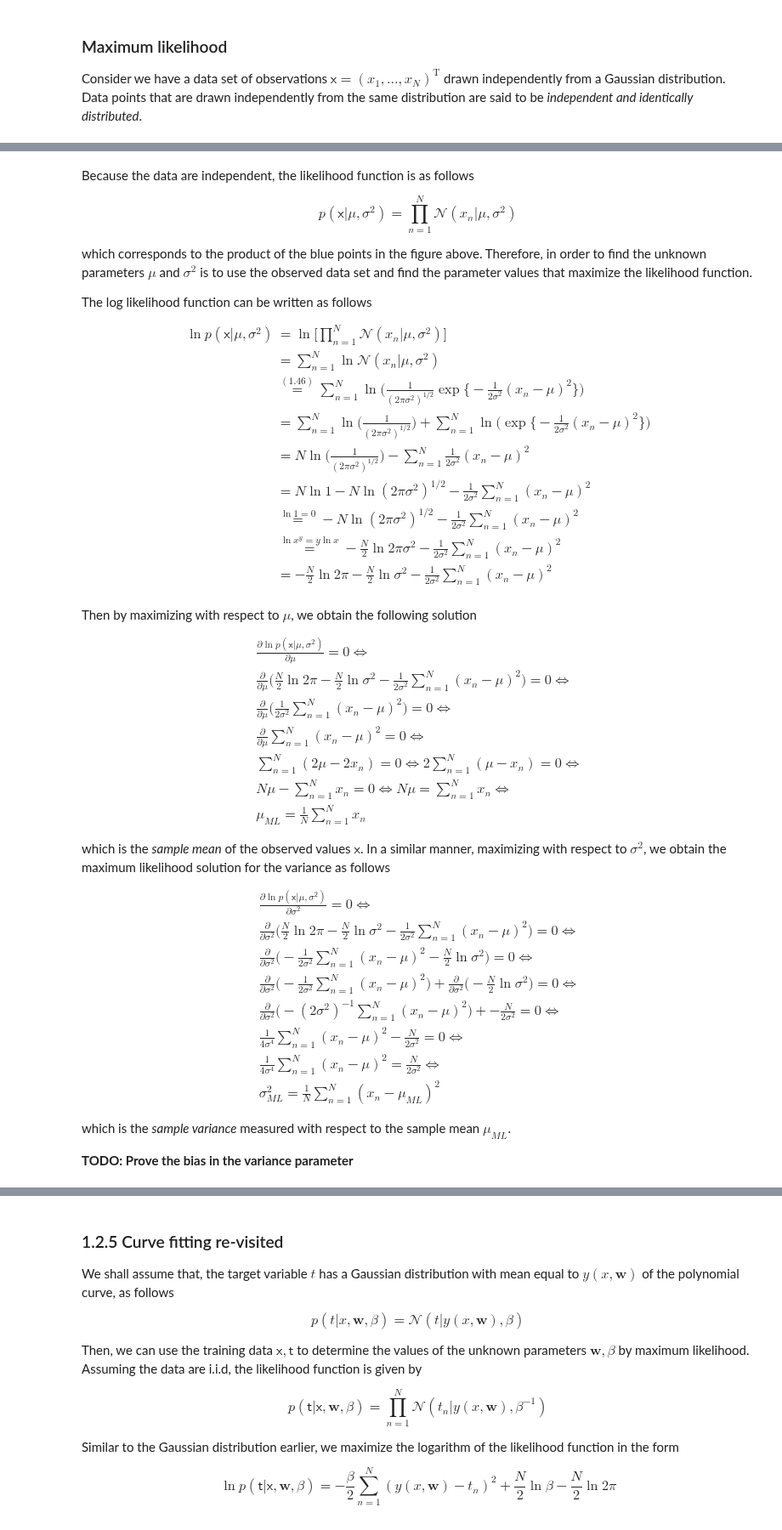
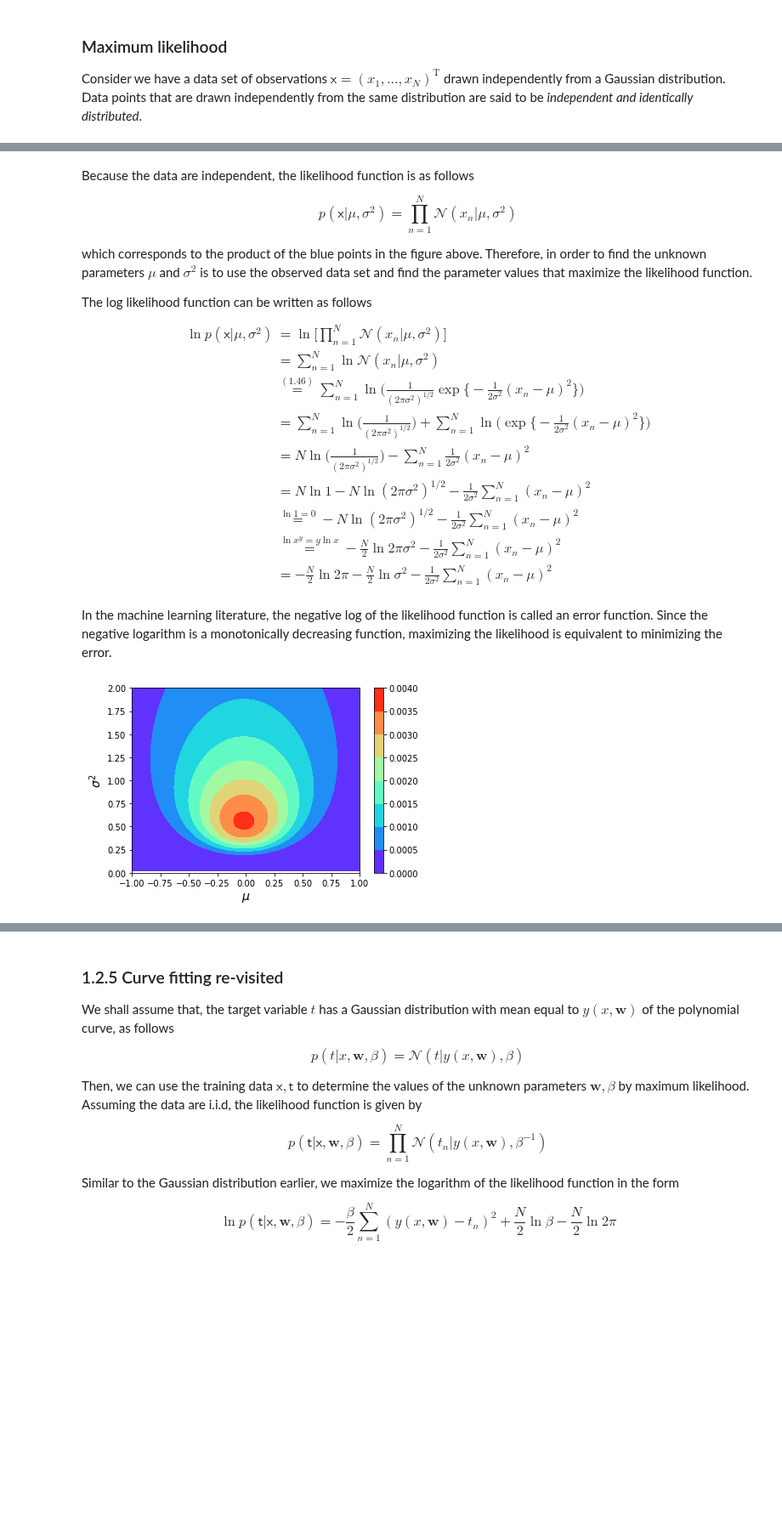
Before and after one commit to vagmcs/PRML, a Jupyter notebook: notebooks/ch1_introduction.ipynb, the cells around one changed output, grey strips where cells are left out. Shown at 85% size. Saved outputs shown, nothing was run; the diff lists cells and outputs as text; code cells hidden in the pictures; blank space fills up the shorter version.

Commit message:
feat(chapter1): Likelihood plots and proofs for unbiased variance

```diff
--- a/notebooks/ch1_introduction.ipynb
+++ b/notebooks/ch1_introduction.ipynb
@@ -664,47 +667,21 @@ $$
 \end{align*}
 $$
 
-Then by maximizing with respect to $\mu$, we obtain the following solution
-
-$$
-\begin{align*}
-& \frac{\partial \ln p(\mathsf{x}|\mu,\sigma^2)}{\partial \mu} = 0 \Leftrightarrow \\
-& \frac{\partial}{\partial \mu}
-\bigg( \frac{N}{2}\ln 2\pi -\frac{N}{2}\ln\sigma^2 - \frac{1}{2\sigma^2} \sum_{n=1}^N (x_n-\mu)^2 \bigg) = 0
-\Leftrightarrow \\
-& \frac{\partial}{\partial \mu} \bigg( \frac{1}{2\sigma^2} \sum_{n=1}^N (x_n-\mu)^2 \bigg) = 0 \Leftrightarrow \\
-& \frac{\partial}{\partial \mu} \sum_{n=1}^N (x_n-\mu)^2 = 0 \Leftrightarrow \\
-& \sum_{n=1}^N (2\mu - 2x_n) = 0 \Leftrightarrow 2\sum_{n=1}^N (\mu - x_n) = 0 \Leftrightarrow \\
-& N\mu - \sum_{n=1}^N x_n = 0 \Leftrightarrow N\mu = \sum_{n=1}^N x_n \Leftrightarrow \\
-& \mu_{ML} = \frac{1}{N}\sum_{n=1}^N x_n
-\end{align*}
-$$
-
-which is the *sample mean* of the observed values $\mathsf{x}$. In a similar manner, maximizing with respect to $\sigma^2$, we obtain the maximum likelihood solution for the variance as follows
-
-$$
-\begin{align*}
-& \frac{\partial \ln p(\mathsf{x}|\mu,\sigma^2)}{\partial \sigma^2} = 0 \Leftrightarrow \\
-& \frac{\partial}{\partial \sigma^2}
-\bigg( \frac{N}{2}\ln 2\pi -\frac{N}{2}\ln\sigma^2 - \frac{1}{2\sigma^2} \sum_{n=1}^N (x_n-\mu)^2 \bigg) = 0
-\Leftrightarrow \\
-& \frac{\partial}{\partial \sigma^2}
-\bigg( -\frac{1}{2\sigma^2} \sum_{n=1}^N (x_n-\mu)^2 - \frac{N}{2}\ln\sigma^2 \bigg) = 0
-\Leftrightarrow \\
-& \frac{\partial}{\partial \sigma^2} \bigg(-\frac{1}{2\sigma^2} \sum_{n=1}^N (x_n-\mu)^2 \bigg) +
-\frac{\partial}{\partial \sigma^2} \bigg(-\frac{N}{2}\ln\sigma^2 \bigg) = 0
-\Leftrightarrow \\
-& \frac{\partial}{\partial \sigma^2} \bigg(-(2\sigma^2)^{-1} \sum_{n=1}^N (x_n-\mu)^2 \bigg) +
-- \frac{N}{2\sigma^2} = 0
-\Leftrightarrow \\
-& \frac{1}{4\sigma^4} \sum_{n=1}^N (x_n-\mu)^2 - \frac{N}{2\sigma^2} = 0
-\Leftrightarrow \\
-& \frac{1}{4\sigma^4} \sum_{n=1}^N (x_n-\mu)^2 = \frac{N}{2\sigma^2}
-\Leftrightarrow \\
-& \sigma_{ML}^2 = \frac{1}{N} \sum_{n=1}^N (x_n-\mu_{ML})^2
-\end{align*}
-$$
-
-which is the *sample variance* measured with respect to the sample mean $\mu_{ML}$.
-
-**TODO: Prove the bias in the variance parameter**
+In the machine learning literature, the negative log of the likelihood function is called an error function. Since the negative logarithm is a monotonically decreasing function, maximizing the likelihood is equivalent to minimizing the error.
+# %%
+mu_space = np.linspace(-1, 1, 100)
+var_space = np.linspace(0, 2, 100)
+mu_mesh, var_mesh = np.meshgrid(mu_space, var_space)
+ll = np.zeros((mu_space.size, var_space.size))
+
+for i, mu  in enumerate(mu_space):
+    for j, var  in enumerate(var_space):
+        ll[i, j] = Gaussian(mu, var).likelihood_iid(x_sample_data)
+
+cp = plt.contourf(mu_mesh, var_mesh, ll.T, cmap='rainbow')
+plt.colorbar(cp)
+plt.xlim(-1, 1); plt.ylim(0, 2)
+plt.xlabel("$\mu$", fontsize=14); plt.ylabel("$\sigma^2$", fontsize=14)
+plt.show()
+# %% [output]
+[figure, added]
```
Also changed, not shown: parts of 12 cells of this notebook.
